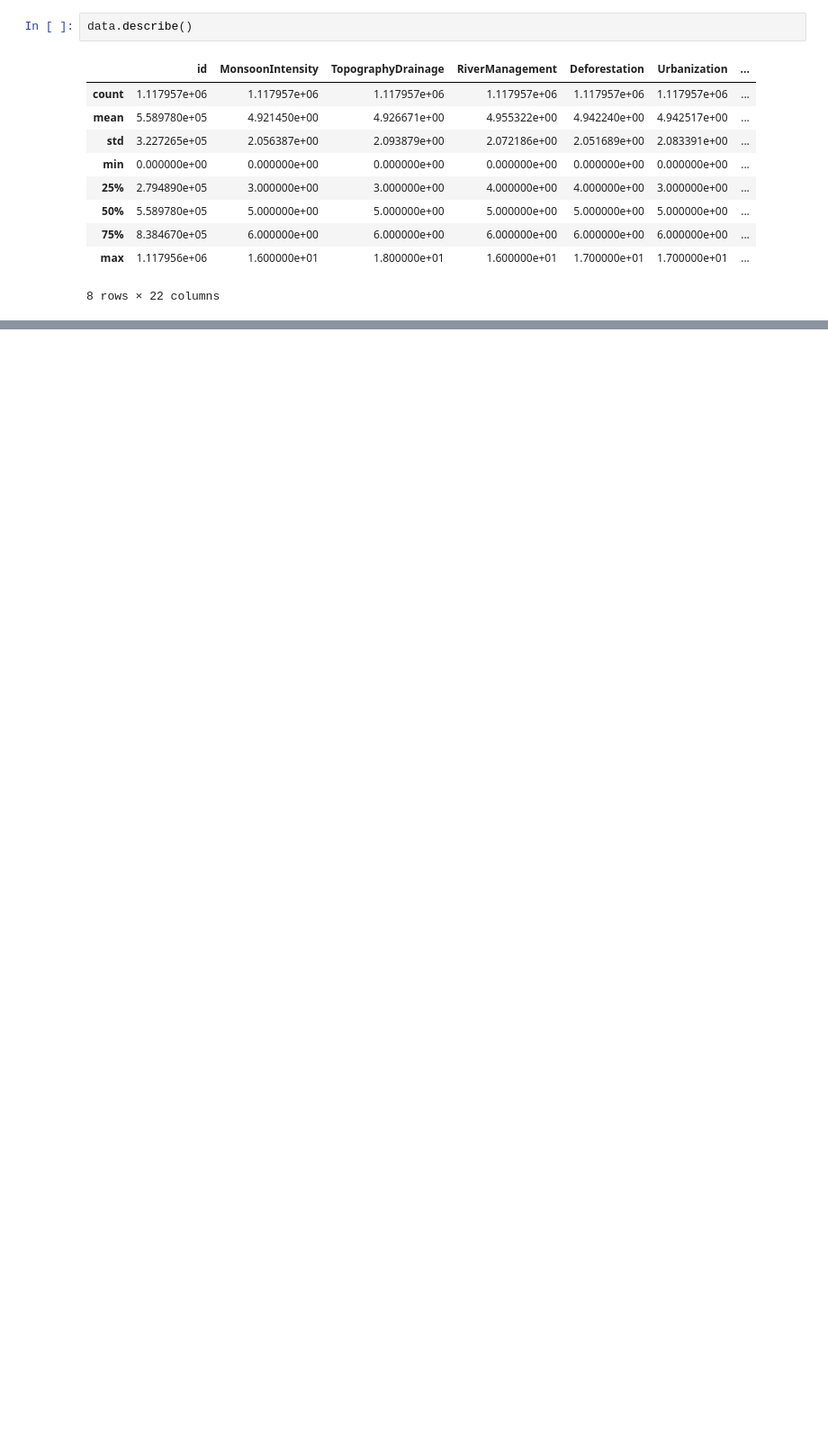
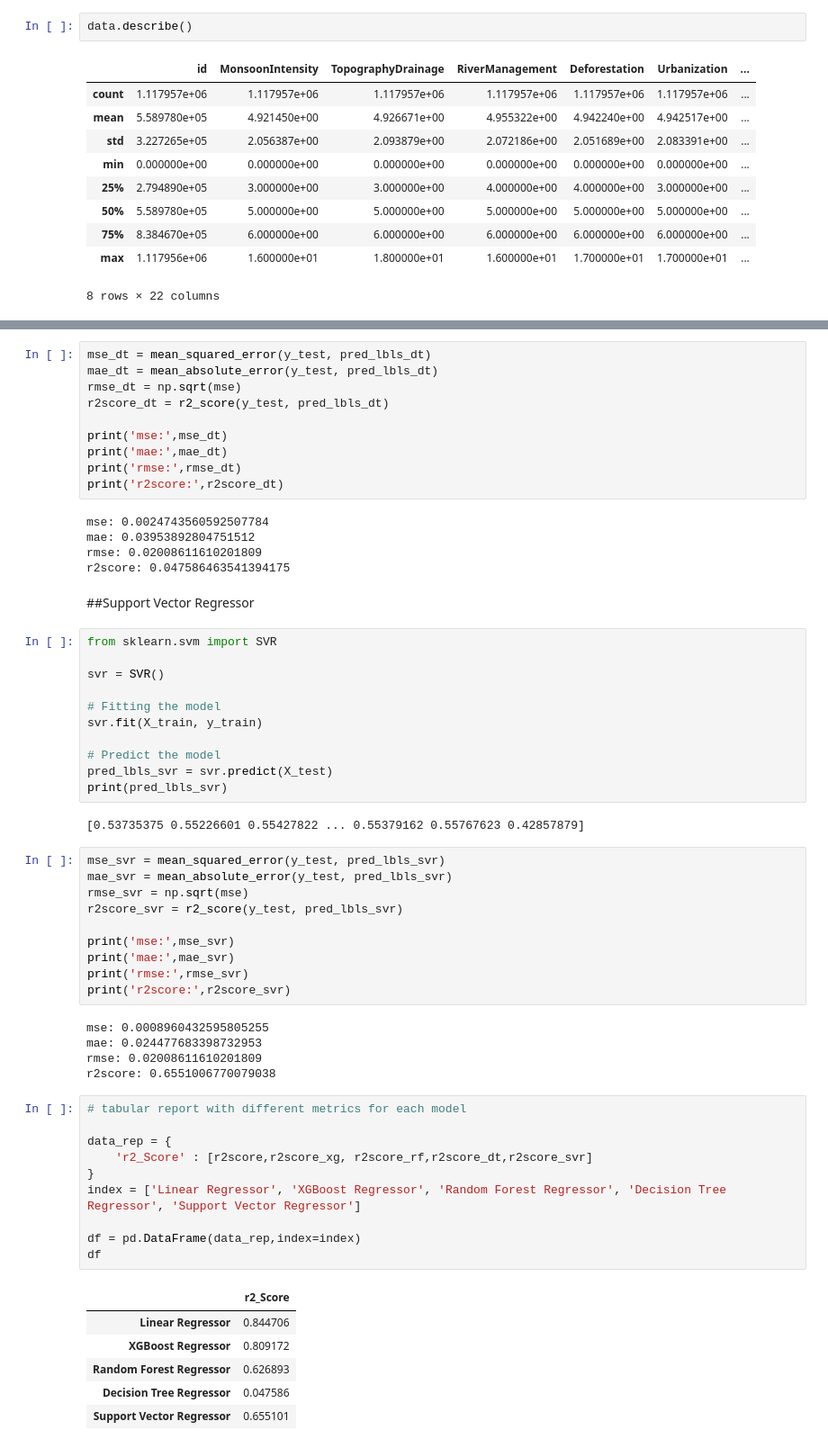
Before and after one commit to newguy7/DataScienceProjects, a Jupyter notebook: Flood_Prediction.ipynb, the cells around one changed output, grey strips where cells are left out. Shown at 90% size. Saved outputs shown, nothing was run; the diff lists cells and outputs as text; blank space fills up the shorter version.

```diff
--- a/Flood_Prediction.ipynb
+++ b/Flood_Prediction.ipynb
@@ -191,0 +331,62 @@ Linear Regression MSE: 0.00040320653051216716, R2: 0.8448773580510154
+# %%
+mse_dt = mean_squared_error(y_test, pred_lbls_dt)
+mae_dt = mean_absolute_error(y_test, pred_lbls_dt)
+rmse_dt = np.sqrt(mse)
+r2score_dt = r2_score(y_test, pred_lbls_dt)
+
+print('mse:',mse_dt)
+print('mae:',mae_dt)
+print('rmse:',rmse_dt)
+print('r2score:',r2score_dt)
+# %% [output]
+mse: 0.0024743560592507784
+mae: 0.03953892804751512
+rmse: 0.02008611610201809
+r2score: 0.047586463541394175
+# %% [markdown]
+##Support Vector Regressor
+# %%
+from sklearn.svm import SVR
+
+svr = SVR()
+
+# Fitting the model
+svr.fit(X_train, y_train)
+
+# Predict the model
+pred_lbls_svr = svr.predict(X_test)
+print(pred_lbls_svr)
+# %% [output]
+[0.53735375 0.55226601 0.55427822 ... 0.55379162 0.55767623 0.42857879]
+# %%
+mse_svr = mean_squared_error(y_test, pred_lbls_svr)
+mae_svr = mean_absolute_error(y_test, pred_lbls_svr)
+rmse_svr = np.sqrt(mse)
+r2score_svr = r2_score(y_test, pred_lbls_svr)
+
+print('mse:',mse_svr)
+print('mae:',mae_svr)
+print('rmse:',rmse_svr)
+print('r2score:',r2score_svr)
+# %% [output]
+mse: 0.0008960432595805255
+mae: 0.024477683398732953
+rmse: 0.02008611610201809
+r2score: 0.6551006770079038
+# %%
+# tabular report with different metrics for each model
+
+data_rep = {
+    'r2_Score' : [r2score,r2score_xg, r2score_rf,r2score_dt,r2score_svr]
+}
+index = ['Linear Regressor', 'XGBoost Regressor', 'Random Forest Regressor', 'Decision Tree Regressor', 'Support Vector Regressor']
+
+df = pd.DataFrame(data_rep,index=index)
+df
+# %% [output]
+|  | r2_Score |
+| Linear Regressor | 0.844706 |
+| XGBoost Regressor | 0.809172 |
+| Random Forest Regressor | 0.626893 |
+| Decision Tree Regressor | 0.047586 |
+| Support Vector Regressor | 0.655101 |
```
Also changed, not shown: parts of 45 cells of this notebook.
